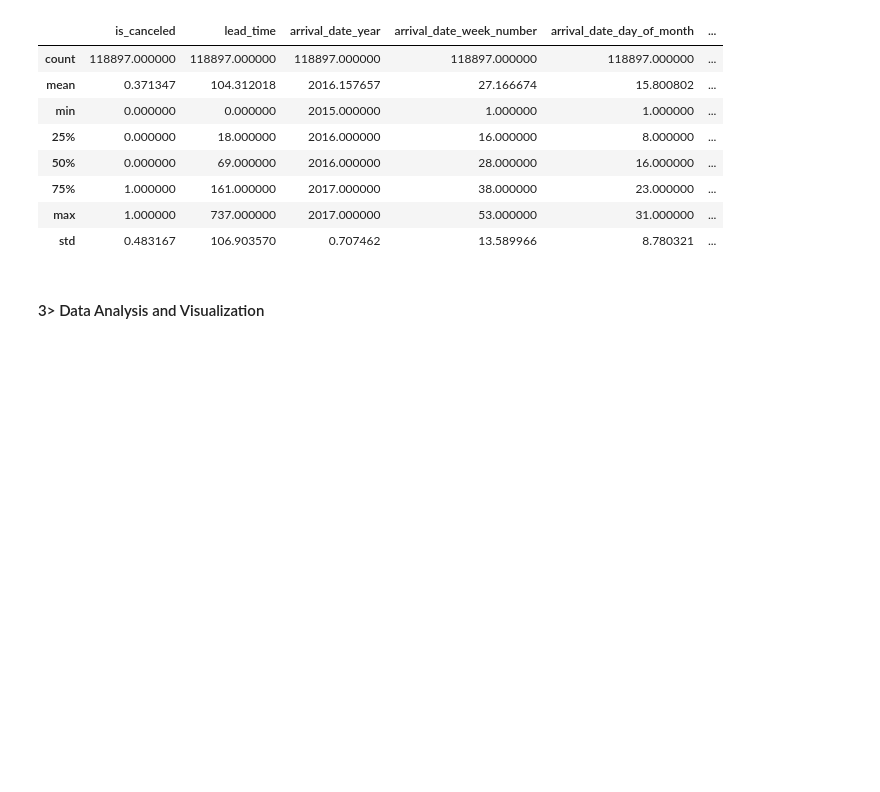
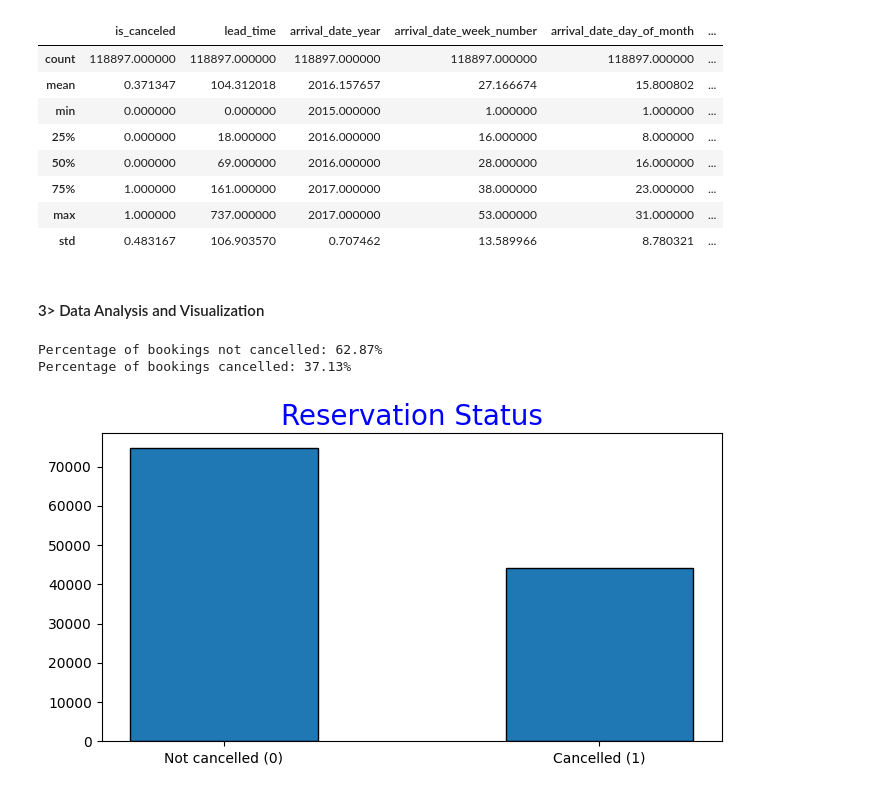
Before and after one commit to amitghoshg/Hotel_Booking, a Jupyter notebook: Hotel data analysis.ipynb, the cells around one changed output. Saved outputs shown, nothing was run; the diff lists cells and outputs as text; code cells hidden in the pictures; blank space fills up the shorter version.

```diff
--- a/Hotel data analysis.ipynb
+++ b/Hotel data analysis.ipynb
@@ -145,3 +145,18 @@ hotel_data.describe()
 | std | 0.483167 | 106.903570 | 0.707462 | 13.589966 | 8.780321 | ... |
 # %% [markdown]
 #### 3> Data Analysis and Visualization
+# %%
+# Check cancelled and not cancelled percentage
+cancelled_percentage = hotel_data["is_canceled"].value_counts(normalize=True)
+print("Percentage of bookings not cancelled: {:.2f}%".format(cancelled_percentage[0] * 100))
+print("Percentage of bookings cancelled: {:.2f}%".format(cancelled_percentage[1] * 100))
+# %% [output]
+Percentage of bookings not cancelled: 62.87%
+Percentage of bookings cancelled: 37.13%
+# %%
+plt.figure(figsize = (8,4))
+plt.title('Reservation Status',color = 'Blue',size = 20)
+plt.bar(['Not cancelled (0)' , 'Cancelled (1)'],hotel_data['is_canceled'].value_counts(), edgecolor = 'k', width = 0.5)
+plt.show()
+# %% [output]
+[figure, added]
```
Also changed, not shown: parts of 13 cells of this notebook, 9 other files.
